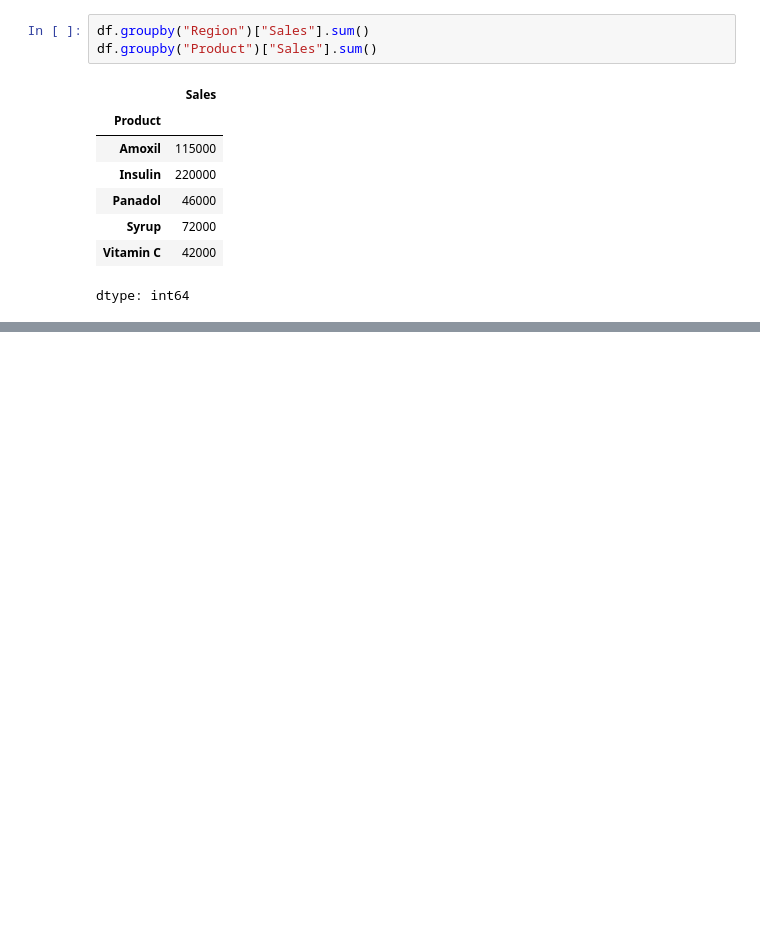
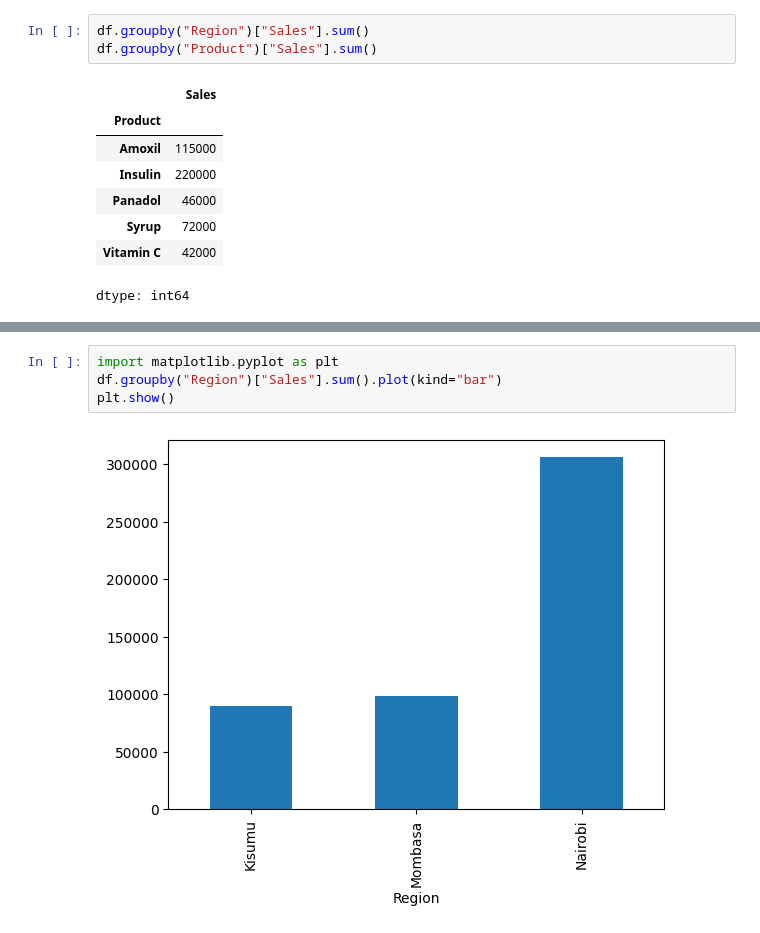
Before and after one commit to nicholas-ooko/my-first-repository, a Jupyter notebook: Pharma_sales.ipynb, the cells around one changed output, grey strips where cells are left out. Drawn from its saved outputs; the diff is of its cells as text; blank space fills up the shorter version.

```diff
--- a/Pharma_sales.ipynb
+++ b/Pharma_sales.ipynb
@@ -83,0 +127,6 @@ dtype: int64
+# %%
+import matplotlib.pyplot as plt
+df.groupby("Region")["Sales"].sum().plot(kind="bar")
+plt.show()
+# %% [output]
+[figure, added]
```
Also changed, not shown: parts of 3 cells of this notebook.
